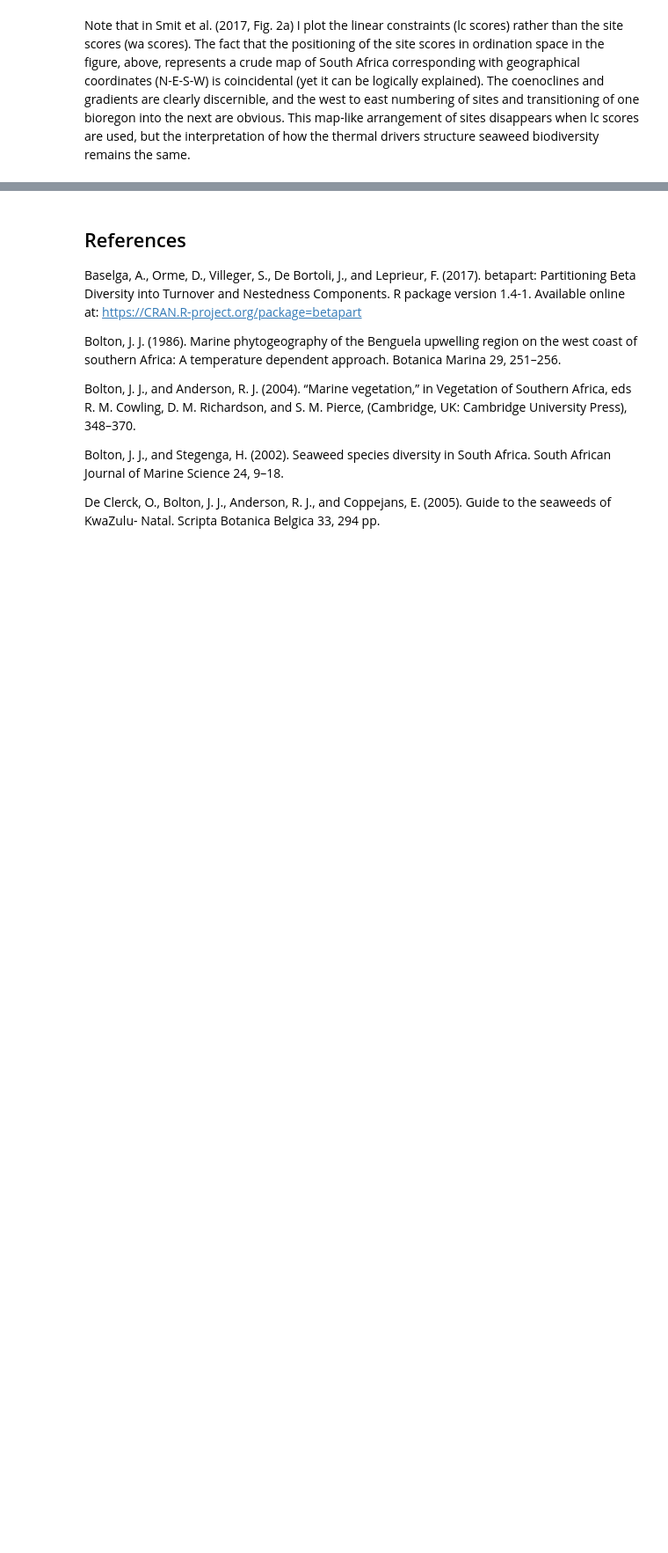
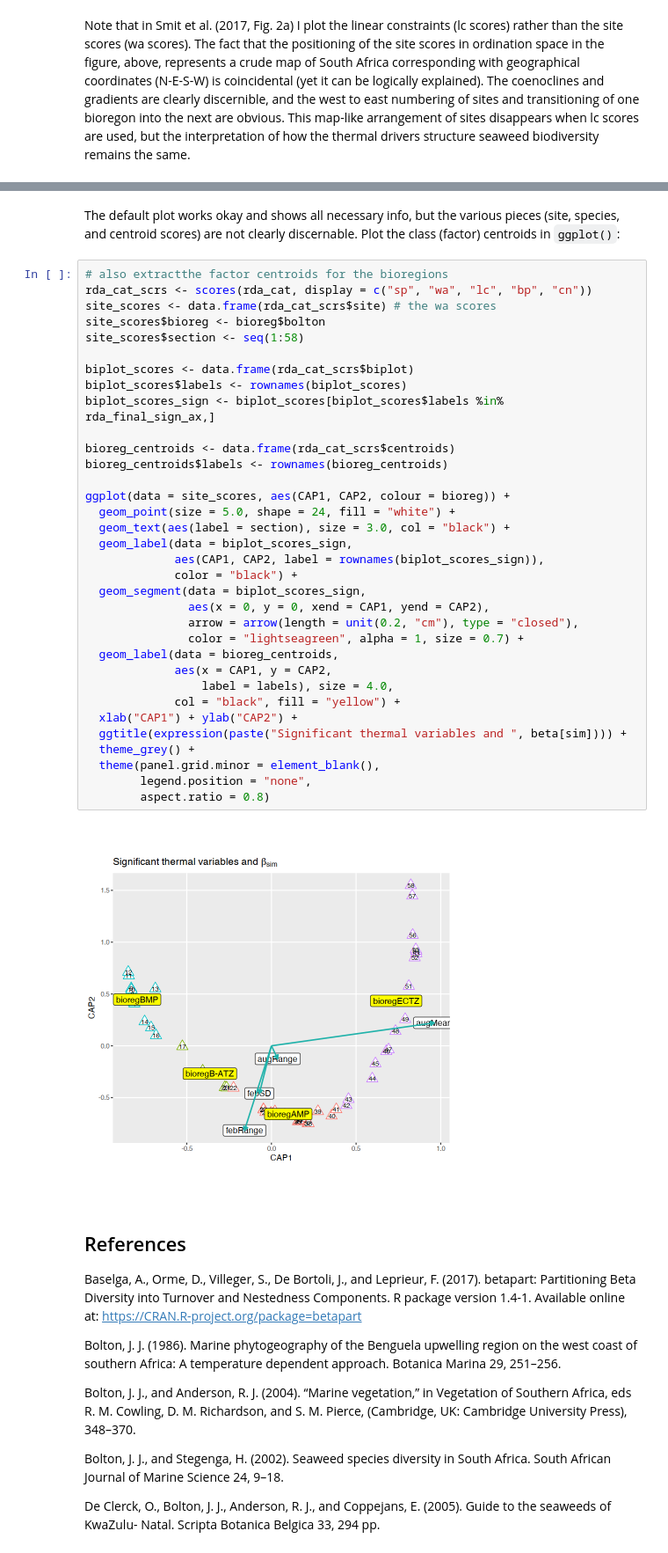
Before and after one commit to ajsmit/Quantitative_Ecology, a Jupyter notebook: jupyter_lab/17-RDA.ipynb, the cells around one changed output, grey strips where cells are left out. Shown at 88% size. Saved outputs shown, nothing was run; the diff lists cells and outputs as text; blank space fills up the shorter version.

```diff
--- a/jupyter_lab/17-RDA.ipynb
+++ b/jupyter_lab/17-RDA.ipynb
@@ -307,3 +344,41 @@ Note that in Smit et al. (2017, Fig. 2a) I plot the linear constraints (lc score
+# %% [markdown]
+The default plot works okay and shows all necessary info, but the various pieces (site, species, and centroid scores) are not clearly discernable. Plot the class (factor) centroids in `ggplot()`:
+# %%
+# also extractthe factor centroids for the bioregions
+rda_cat_scrs <- scores(rda_cat, display = c("sp", "wa", "lc", "bp", "cn"))
+site_scores <- data.frame(rda_cat_scrs$site) # the wa scores
+site_scores$bioreg <- bioreg$bolton
+site_scores$section <- seq(1:58)
+
+biplot_scores <- data.frame(rda_cat_scrs$biplot)
+biplot_scores$labels <- rownames(biplot_scores)
+biplot_scores_sign <- biplot_scores[biplot_scores$labels %in% rda_final_sign_ax,]
+
+bioreg_centroids <- data.frame(rda_cat_scrs$centroids)
+bioreg_centroids$labels <- rownames(bioreg_centroids)
+
+ggplot(data = site_scores, aes(CAP1, CAP2, colour = bioreg)) +
+  geom_point(size = 5.0, shape = 24, fill = "white") +
+  geom_text(aes(label = section), size = 3.0, col = "black") +
+  geom_label(data = biplot_scores_sign,
+             aes(CAP1, CAP2, label = rownames(biplot_scores_sign)),
+             color = "black") +
+  geom_segment(data = biplot_scores_sign,
+               aes(x = 0, y = 0, xend = CAP1, yend = CAP2),
+               arrow = arrow(length = unit(0.2, "cm"), type = "closed"),
+               color = "lightseagreen", alpha = 1, size = 0.7) +
+  geom_label(data = bioreg_centroids,
+             aes(x = CAP1, y = CAP2,
+                 label = labels), size = 4.0,
+             col = "black", fill = "yellow") +
+  xlab("CAP1") + ylab("CAP2") +
+  ggtitle(expression(paste("Significant thermal variables and ", beta[sim]))) +
+  theme_grey() +
+  theme(panel.grid.minor = element_blank(),
+        legend.position = "none",
+        aspect.ratio = 0.8)
+# %% [output]
+[figure, added]
 # %% [markdown]
 ## References
 
```
Also changed, not shown: parts of 6 cells of this notebook, 2 other files.
